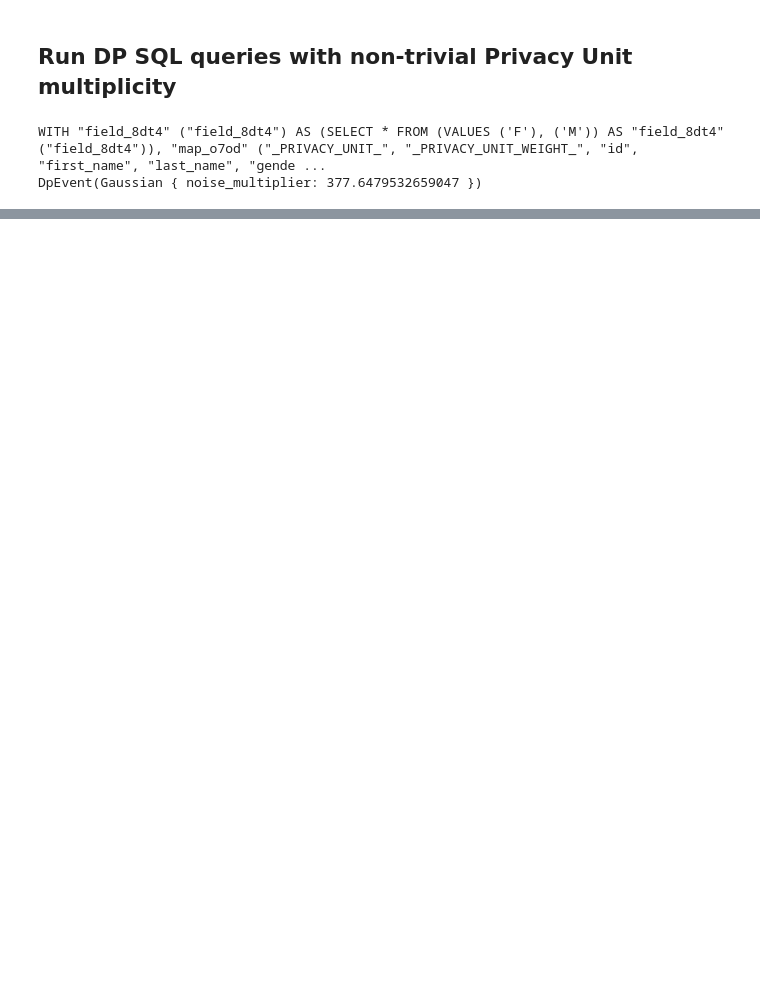
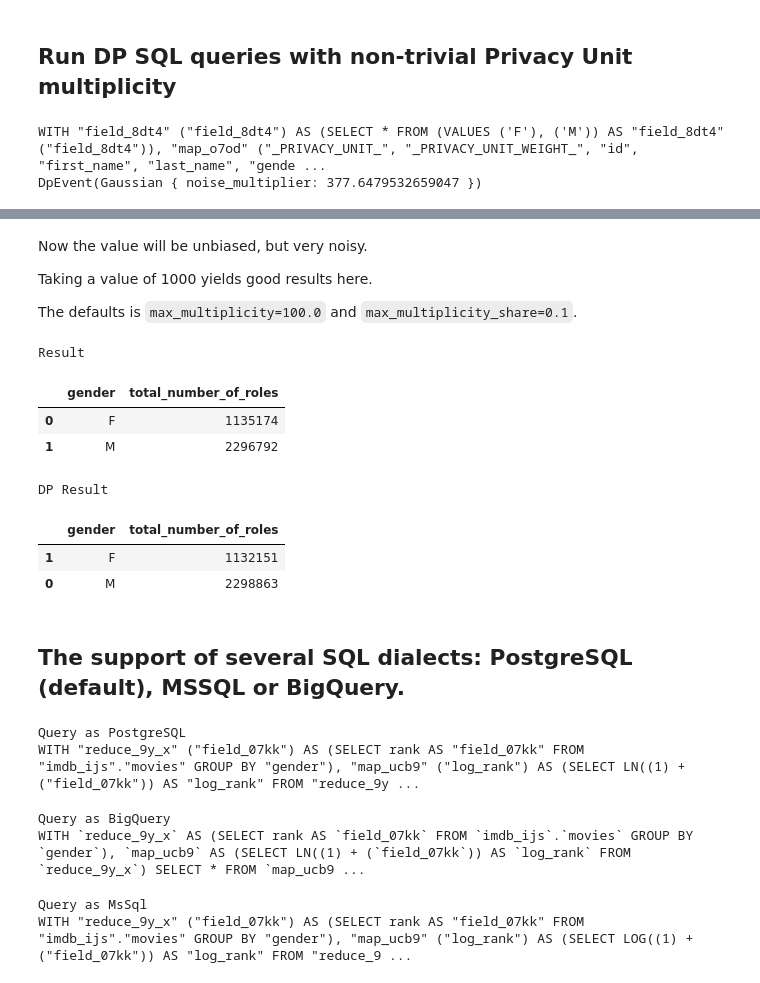
Before and after one commit to Qrlew/docs, a Jupyter notebook: tutorials/user_guide.ipynb, the cells around one changed output, grey strips where cells are left out. Saved outputs shown, nothing was run; the diff lists cells and outputs as text; code cells hidden in the pictures; blank space fills up the shorter version.

```diff
--- a/tutorials/user_guide.ipynb
+++ b/tutorials/user_guide.ipynb
@@ -200,0 +263,36 @@ DP Result
+# %% [markdown]
+Now the value will be unbiased, but very noisy.
+
+Taking a value of 1000 yields good results here.
+
+The defaults is `max_multiplicity=100.0` and `max_multiplicity_share=0.1`.
+# %%
+# The relation is turned into a DP equivalent
+relation_with_dp_event = relation.rewrite_with_differential_privacy(
+    dataset,
+    privacy_unit,
+    budget,
+    max_multiplicity=1000,
+    max_multiplicity_share=1.,
+)
+# Rewritten relation
+dp_relation = relation_with_dp_event.relation()
+dp_query = dp_relation.to_query()
+dp_res = pd.read_sql(dp_query, database.engine())
+
+print('Result')
+display(true_res.sort_values('gender'))
+
+print('DP Result')
+display(dp_res.sort_values('gender'))
+# %% [output]
+Result
+|  | gender | total_number_of_roles |
+| 0 | F | 1135174 |
+| 1 | M | 2296792 |
+DP Result
+|  | gender | total_number_of_roles |
+| 1 | F | 1132151 |
+| 0 | M | 2298863 |
+# %% [markdown]
+## The support of several SQL dialects: PostgreSQL (default), MSSQL or BigQuery.
@@ -200,0 +305,22 @@ DP Result
+# %%
+
+print('Query as PostgreSQL')
+query = relation.to_query()
+print(query)
+# %% [output]
+Query as PostgreSQL
+WITH "reduce_9y_x" ("field_07kk") AS (SELECT rank AS "field_07kk" FROM "imdb_ijs"."movies" GROUP BY "gender"), "map_ucb9" ("log_rank") AS (SELECT LN((1) + ("field_07kk")) AS "log_rank" FROM "reduce_9y ...
+# %%
+print('Query as BigQuery')
+query = relation.to_query(dialect=Dialect.BigQuery)
+print(query)
+# %% [output]
+Query as BigQuery
+WITH `reduce_9y_x` AS (SELECT rank AS `field_07kk` FROM `imdb_ijs`.`movies` GROUP BY `gender`), `map_ucb9` AS (SELECT LN((1) + (`field_07kk`)) AS `log_rank` FROM `reduce_9y_x`) SELECT * FROM `map_ucb9 ...
+# %%
+print('Query as MsSql')
+query = relation.to_query(dialect=Dialect.MsSql)
+print(query)
+# %% [output]
+Query as MsSql
+WITH "reduce_9y_x" ("field_07kk") AS (SELECT rank AS "field_07kk" FROM "imdb_ijs"."movies" GROUP BY "gender"), "map_ucb9" ("log_rank") AS (SELECT LOG((1) + ("field_07kk")) AS "log_rank" FROM "reduce_9 ...
```
Also changed, not shown: parts of 10 cells of this notebook.
